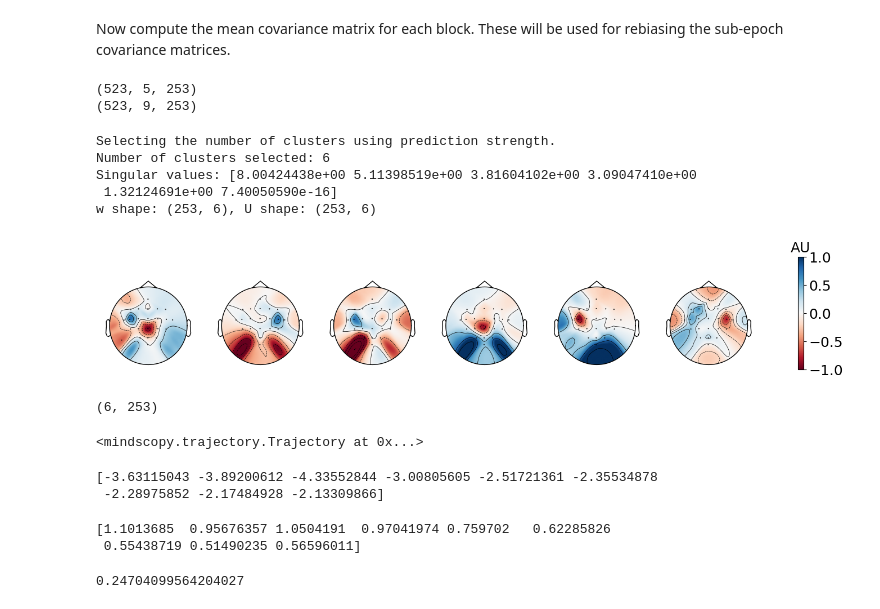
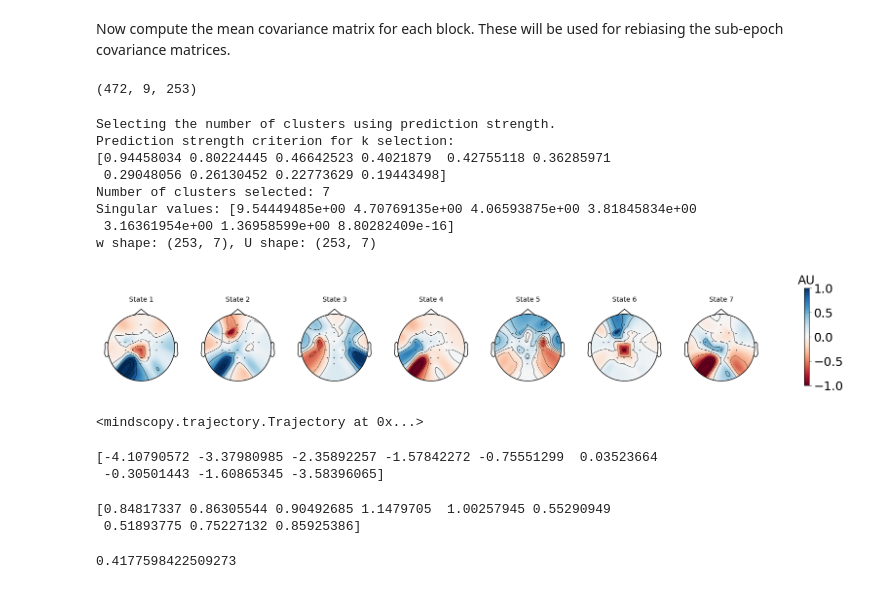
Before and after one commit to nivanov94/MindScoPy, a Jupyter notebook: example_trajectory.ipynb, the cells around one changed output. Drawn from its saved outputs; the diff is of its cells as text; code cells hidden in the pictures.

```diff
--- a/example_trajectory.ipynb
+++ b/example_trajectory.ipynb
@@ -103,42 +99,33 @@ Ntraj_epochs = Xtraj.shape[1]
 # %%
 # apply the rebiasing to the sub-epochs
-blocks_clust_epochs = np.repeat(blocks, Xcluster.shape[1])
-blocks_traj_epochs = np.repeat(blocks, Xtraj.shape[1])
+blocks_epochs = np.repeat(blocks, Xtraj.shape[1])
 
-Xcluster = np.reshape(Xcluster, (-1, Nc, Ns_epoch))
-Xtraj = np.reshape(Xtraj, (-1, Nc, Ns_epoch))
-
-Xclust_covs = pyriemann.utils.covariance.covariances(Xcluster)
+Xtraj = np.reshape(Xtraj, (-1, n_channels, n_samples_epoch))
 Xtraj_covs = pyriemann.utils.covariance.covariances(Xtraj)
-
-
-Xclust_covs = apply_rebias_to_groups(Xclust_covs, blocks_clust_epochs, block_means)
-Xtraj_covs = apply_rebias_to_groups(Xtraj_covs, blocks_traj_epochs, block_means)
+Xtraj_covs = apply_rebias_to_groups(Xtraj_covs, blocks_epochs, block_means)
 # %%
 # apply feature extraction
-feature_extractor = ScaledTangentSpace().fit(Xclust_covs)
-Xclust_features = feature_extractor.transform(Xclust_covs)
+feature_extractor = ScaledTangentSpace().fit(Xtraj_covs)
 Xtraj_features = feature_extractor.transform(Xtraj_covs)
 # %%
 # put the data back into trial, epoch, format
-Xclust_features = np.reshape(Xclust_features, (Nt, Nclust_epochs, -1))
-Xtraj_features = np.reshape(Xtraj_features, (Nt, Ntraj_epochs, -1))
-
-print(Xclust_features.shape)
+Xtraj_features = np.reshape(Xtraj_features, (n_trials, n_epochs, -1))
 print(Xtraj_features.shape)
 # %% [output]
-(523, 5, 253)
-(523, 9, 253)
+(472, 9, 253)
 # %%
 # Perform clustering and generate the trajectory sub-space
 np.random.seed(42)
-subspace = ms.Trajectory_Subspace(krange=range(2,12)).fit(Xclust_features, y=y, verbose=True)
+subspace = ms.SubspaceTrajectoryModel(krange=range(2,12)).fit(Xtraj_features, y=y, verbose=True)
 # %% [output]
 Selecting the number of clusters using prediction strength.
-Number of clusters selected: 6
-Singular values: [8.00424438e+00 5.11398519e+00 3.81604102e+00 3.09047410e+00
- 1.32124691e+00 7.40050590e-16]
-w shape: (253, 6), U shape: (253, 6)
+Prediction strength criterion for k selection:
+[0.94458034 0.80224445 0.46642523 0.4021879  0.42755118 0.36285971
+ 0.29048056 0.26130452 0.22773629 0.19443498]
+Number of clusters selected: 7
+Singular values: [9.54449485e+00 4.70769135e+00 4.06593875e+00 3.81845834e+00
+ 3.16361954e+00 1.36958599e+00 8.80282409e-16]
+w shape: (253, 7), U shape: (253, 7)
 # %%
 chs = ['Fz', 'FC3', 'FC1', 'FCz', 'FC2', 'FC4', 'C5', 'C3', 'C1', 'Cz', 'C2', 'C4', 'C6', 'CP3', 'CP1', 'CPz', 'CP2', 'CP4', 'P1', 'Pz', 'P2', 'POz']
 ch_map = {
@@ -146,13 +133,9 @@ ch_map = {
 }
 # %%
 # visulize the pattern state activation patterns
-subspace.plot_state_activation_patterns(np.reshape(Xclust_features, (-1, Xclust_features.shape[-1])), Xclust_covs, list(ch_map.keys()))
+subspace.plot_activation_patterns(np.reshape(Xtraj_features, (-1, Xtraj_features.shape[-1])), Xtraj_covs, list(ch_map.keys()))
 # %% [output]
-[figure, old version]
+[figure, new version]
-# %%
-print(subspace.clustering_model.cluster_centers_.shape)
-# %% [output]
-(6, 253)
 # %%
 # select a block and task to analyze
 block = 4
@@ -172,23 +155,23 @@ Traj_task.fit(X_task)
 <mindscopy.trajectory.Trajectory at 0x...>
 # %%
 # compute the InterTaskDiff
-InterTaskDiff = Traj_task.InterTaskDiff(Traj_all_tasks)
+InterTaskDiff = Traj_task.inter_task_diff(Traj_all_tasks)
 print(np.log(InterTaskDiff))
 # %% [output]
-[-3.63115043 -3.89200612 -4.33552844 -3.00805605 -2.51721361 -2.35534878
- -2.28975852 -2.17484928 -2.13309866]
+[-4.10790572 -3.37980985 -2.35892257 -1.57842272 -0.75551299  0.03523664
+ -0.30501443 -1.60865345 -3.58396065]
 # %%
 # Computer InterTrialVar
-InterTrialVar = Traj_task.InterTrialVar(Traj_all_tasks)
+InterTrialVar = Traj_task.inter_trial_var(Traj_all_tasks)
 print(InterTrialVar)
 # %% [output]
-[1.1013685  0.95676357 1.0504191  0.97041974 0.759702   0.62285826
- 0.55438719 0.51490235 0.56596011]
+[0.84817337 0.86305544 0.90492685 1.1479705  1.00257945 0.55290949
+ 0.51893775 0.75227132 0.85925386]
 # %%
 # Compute IntraTrialVar
-IntraTrialVar = Traj_task.IntraTrialVar()
+IntraTrialVar = Traj_task.intra_trial_var()
 print(IntraTrialVar)
 # %% [output]
-0.24704099564204027
+0.4177598422509273
 # %%
 # visualize the trajectory
```
Also changed, not shown: parts of 11 cells of this notebook, 15 other files.
